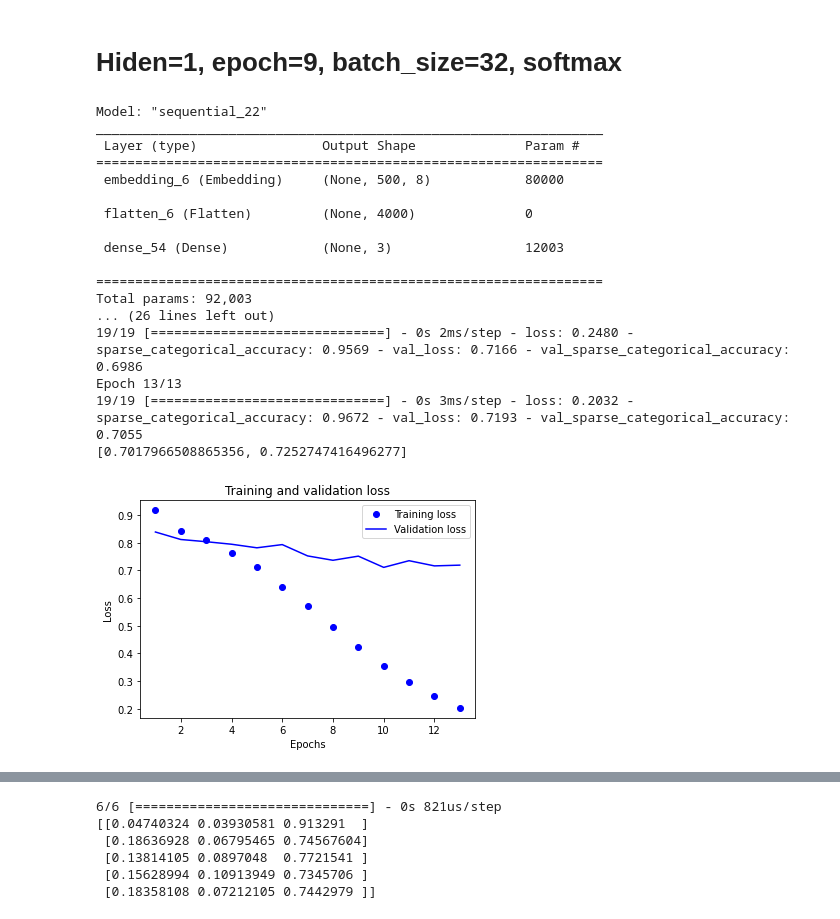
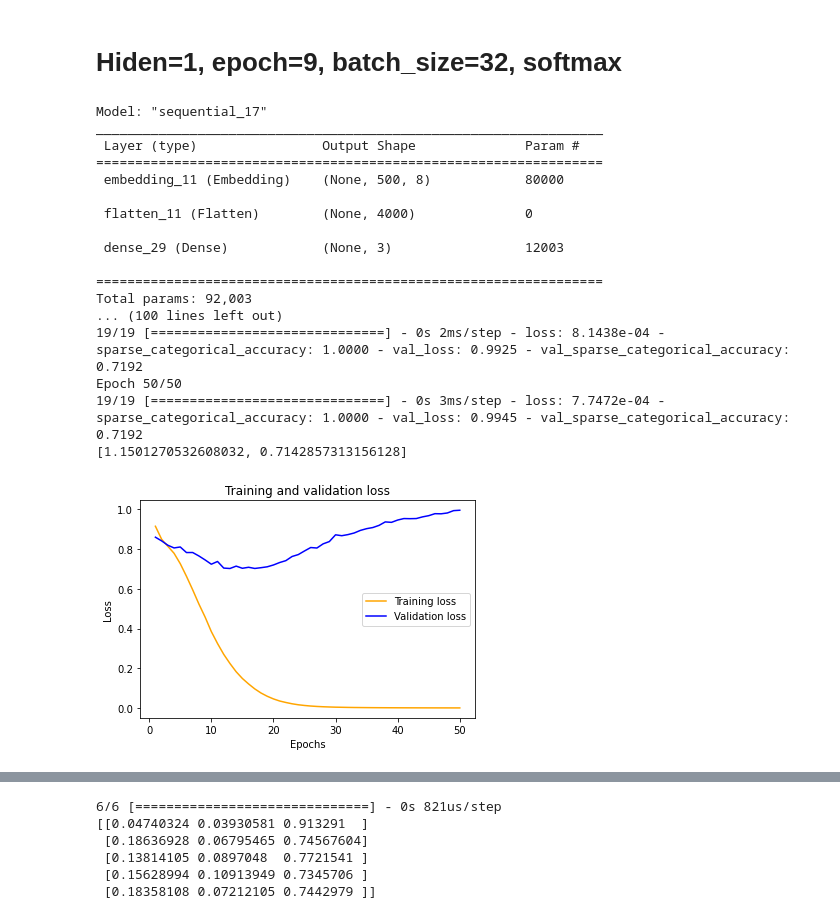
Before and after one commit to alpereirinha/DL_Project, a Jupyter notebook: dnn_embedding.ipynb, the cells around one changed output, grey strips where cells are left out. Saved outputs shown, nothing was run; the diff lists cells and outputs as text; code cells hidden in the pictures.

```diff
--- a/dnn_embedding.ipynb
+++ b/dnn_embedding.ipynb
@@ -78,45 +78,45 @@ model.add(Dense(3, activation='softmax'))
 
 model.compile(optimizer='rmsprop', loss='sparse_categorical_crossentropy', metrics=[SparseCategoricalAccuracy()])  # Métrica alterada
 
 model.summary()
 
-history = model.fit(x_train, y_train_encoded, epochs=13, batch_size=32, validation_split=0.2)
+history = model.fit(x_train, y_train_encoded, epochs=50, batch_size=32, validation_split=0.2)
 
 # Avaliar o modelo
 results = model.evaluate(x_test, y_test_encoded, verbose = 0)
 print(results)
 
 # Plotar a curva de aprendizado
 loss_values = history.history['loss']
 val_loss_values = history.history['val_loss']
 epochs = range(1, len(loss_values) + 1)
 
-plt.plot(epochs, loss_values, 'bo', label='Training loss')
+plt.plot(epochs, loss_values, 'orange', label='Training loss')
 plt.plot(epochs, val_loss_values, 'b', label='Validation loss')
 plt.title('Training and validation loss')
 plt.xlabel('Epochs')
 plt.ylabel('Loss')
 plt.legend()
 plt.show()
 # %% [output]
-Model: "sequential_22"
+Model: "sequential_17"
 _________________________________________________________________
  Layer (type)                Output Shape              Param #
 =================================================================
- embedding_6 (Embedding)     (None, 500, 8)            80000
+ embedding_11 (Embedding)    (None, 500, 8)            80000
 
- flatten_6 (Flatten)         (None, 4000)              0
+ flatten_11 (Flatten)        (None, 4000)              0
 
- dense_54 (Dense)            (None, 3)                 12003
+ dense_29 (Dense)            (None, 3)                 12003
 
 =================================================================
 Total params: 92,003
-... (26 lines left out)
-19/19 [==============================] - 0s 2ms/step - loss: 0.2480 - sparse_categorical_accuracy: 0.9569 - val_loss: 0.7166 - val_sparse_categorical_accuracy: 0.6986
-Epoch 13/13
-19/19 [==============================] - 0s 3ms/step - loss: 0.2032 - sparse_categorical_accuracy: 0.9672 - val_loss: 0.7193 - val_sparse_categorical_accuracy: 0.7055
-[0.7017966508865356, 0.7252747416496277]
+... (100 lines left out)
+19/19 [==============================] - 0s 2ms/step - loss: 8.1438e-04 - sparse_categorical_accuracy: 1.0000 - val_loss: 0.9925 - val_sparse_categorical_accuracy: 0.7192
+Epoch 50/50
+19/19 [==============================] - 0s 3ms/step - loss: 7.7472e-04 - sparse_categorical_accuracy: 1.0000 - val_loss: 0.9945 - val_sparse_categorical_accuracy: 0.7192
+[1.1501270532608032, 0.7142857313156128]
-[figure, old version]
+[figure, new version]
 # %%
 acc_values = history.history['sparse_categorical_accuracy']
 val_acc_values = history.history['val_sparse_categorical_accuracy']
```
Also changed, not shown: parts of 6 cells of this notebook, 4 other files.
